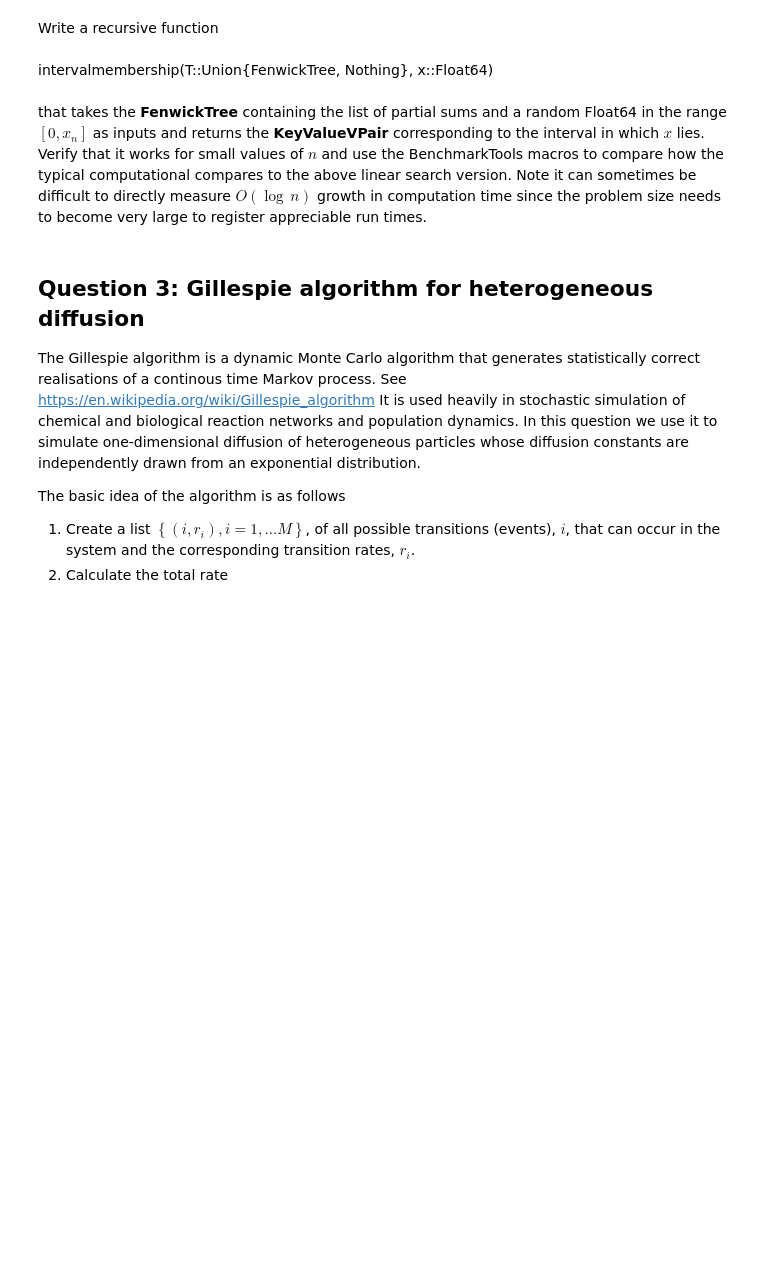
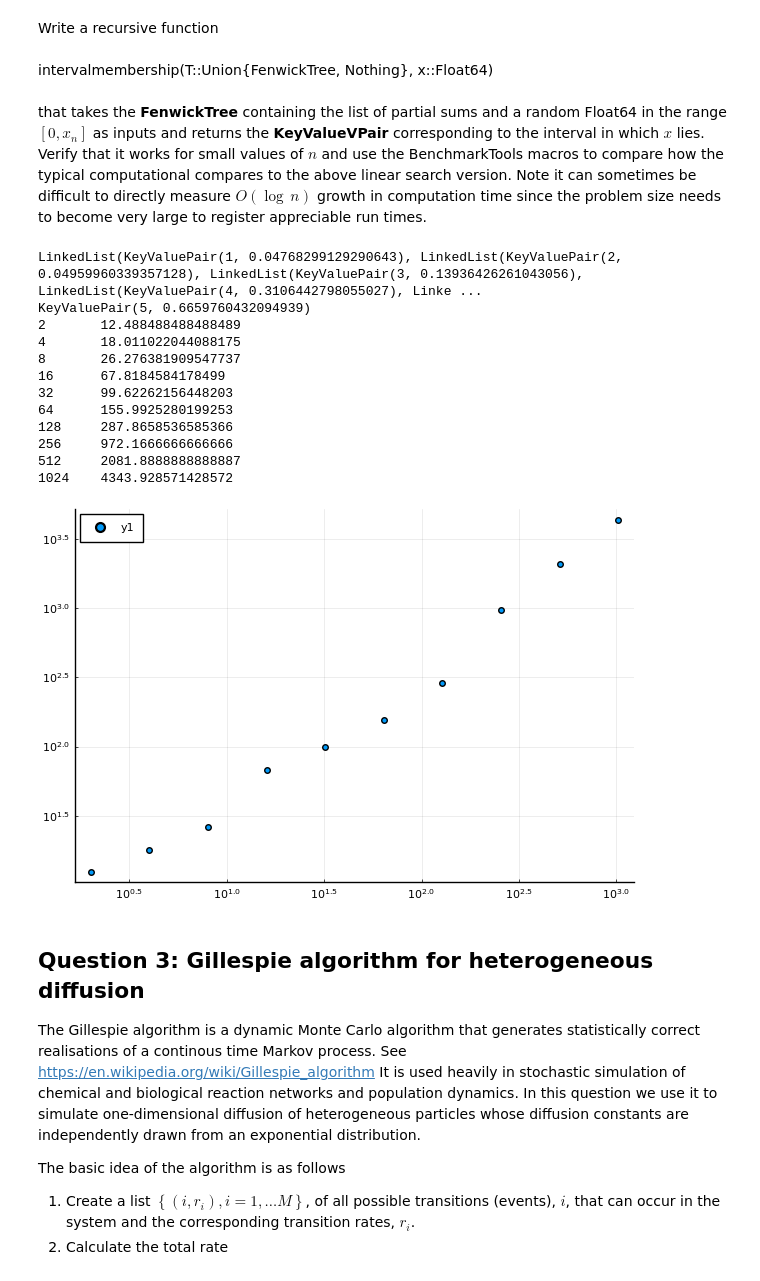
Before and after one commit to MathSys-MSc-2020/ma934-worksheet-3-jackoconnor, a Jupyter notebook: Class-3.ipynb, the cells around one changed output. Cells and saved outputs as stored; diff of their text form; code cells hidden in the pictures; blank space fills up the shorter version.

Commit message:
Question 2-2

```diff
--- a/Class-3.ipynb
+++ b/Class-3.ipynb
@@ -201,6 +212,72 @@ Write a recursive function<br><br>
 intervalmembership(T::Union{FenwickTree, Nothing}, x::Float64)<br><br>
 that takes the **FenwickTree** containing the list of partial sums and a random Float64 in the range $[0, x_n]$ as
 inputs and returns the **KeyValueVPair** corresponding to the interval in which $x$ lies. Verify that it works for small values of $n$ and use the BenchmarkTools macros to compare how the typical computational compares to the above linear search version. Note it can sometimes be difficult to directly measure $O(\log\, n)$ growth in computation time since the problem size needs to become very large to register appreciable run times.
+# %%
+#Question 1
+
+#generate n random intervals on the interval [0,1]
+
+function gen_intervals(n)
+    rng = RandomDevice()
+    #n-1 (fences and fenceposts)
+    X = rand(rng, n-1)
+
+    sort!(X)
+    append!(X, 1.0)
+
+    kv = Array{KeyValuePair, 1}(undef, n)
+    for i in 1:n
+        kv[i] = KeyValuePair(i,X[i])
+    end
+    return StructuralRecursion.buildlist(kv)
+end
+
+n = 13
+
+L3 = gen_intervals(n)
+println(L3)
+
+#-------------
+#Question 2
+
+#run this a few times to sanity check
+println(StructuralRecursion.intervalmembership(L3, 0.5))
+
+#now benchmark
+
+#power of 2 to stop at when benchmarking
+
+m = 10
+
+rng = RandomDevice()
+sizes = [2^i for i in 1:m]
+int_times = Float64[]
+
+for n in sizes
+    L = gen_intervals(n)
+
+    #benchmarking worst case
+    bm_int = @benchmark StructuralRecursion.intervalmembership($L, 0.8)
+    push!(int_times, median(bm_int.times))
+    println(n, '\t', median(bm_int.times))
+end
+
+plot()
+p = plot(sizes, int_times, seriestype=:scatter, xaxis=:log, yaxis=:log)
+# %% [output]
+LinkedList(KeyValuePair(1, 0.04768299129290643), LinkedList(KeyValuePair(2, 0.04959960339357128), LinkedList(KeyValuePair(3, 0.13936426261043056), LinkedList(KeyValuePair(4, 0.3106442798055027), Linke ...
+KeyValuePair(5, 0.6659760432094939)
+2       12.488488488488489
+4       18.011022044088175
+8       26.276381909547737
+16      67.8184584178499
+32      99.62262156448203
+64      155.9925280199253
+128     287.8658536585366
+256     972.1666666666666
+512     2081.8888888888887
+1024    4343.928571428572
+[figure, added]
 # %% [markdown]
 ## Question 3: Gillespie algorithm for heterogeneous diffusion
 
```
Also changed, not shown: parts of 1 cell of this notebook, 1 other file.
